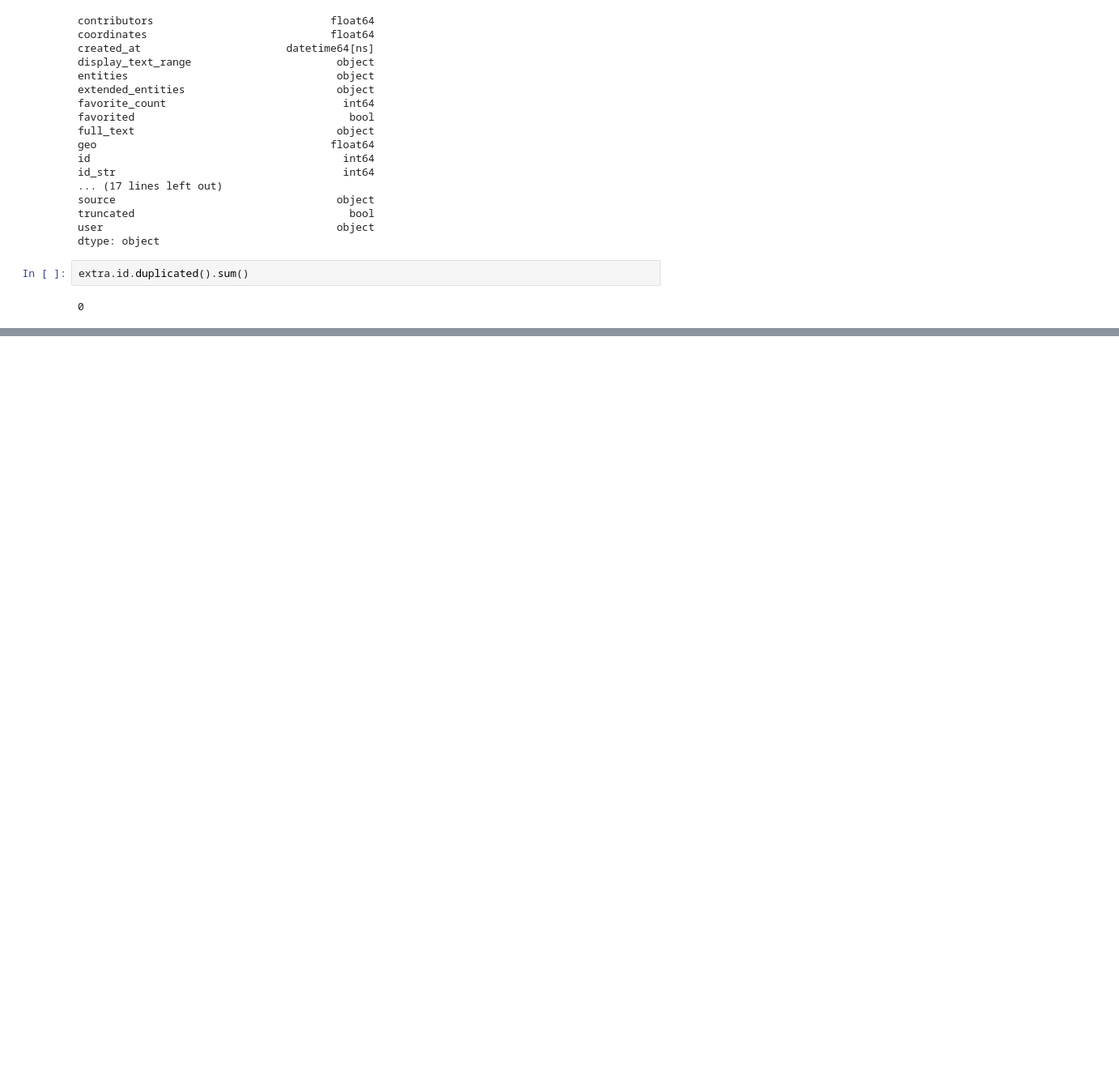
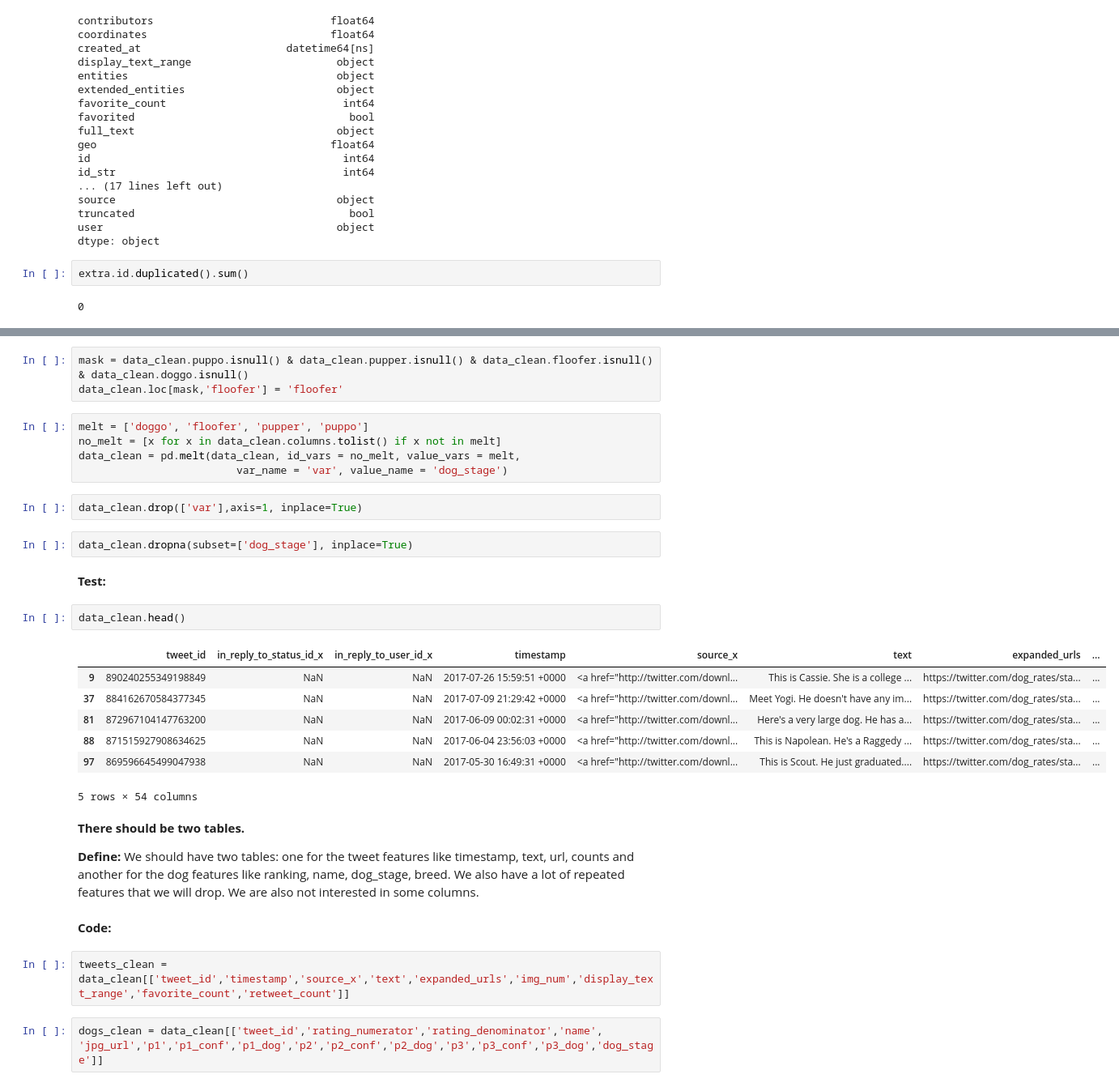
Before and after one commit to cnegrelli/Data_Wrangling_Project, a Jupyter notebook: wrangle_act.ipynb, the cells around one changed output, grey strips where cells are left out. Shown: that part at 81% size. Saved outputs shown, nothing was run; the diff lists cells and outputs as text; blank space fills up the shorter version.

```diff
--- a/wrangle_act.ipynb
+++ b/wrangle_act.ipynb
@@ -326,0 +410,35 @@ extra.id.duplicated().sum()
+# %%
+mask = data_clean.puppo.isnull() & data_clean.pupper.isnull() & data_clean.floofer.isnull() & data_clean.doggo.isnull()
+data_clean.loc[mask,'floofer'] = 'floofer'
+# %%
+melt = ['doggo', 'floofer', 'pupper', 'puppo']
+no_melt = [x for x in data_clean.columns.tolist() if x not in melt]
+data_clean = pd.melt(data_clean, id_vars = no_melt, value_vars = melt,
+                         var_name = 'var', value_name = 'dog_stage')
+# %%
+data_clean.drop(['var'],axis=1, inplace=True)
+# %%
+data_clean.dropna(subset=['dog_stage'], inplace=True)
+# %% [markdown]
+**Test:**
+# %%
+data_clean.head()
+# %% [output]
+|  | tweet_id | in_reply_to_status_id_x | in_reply_to_user_id_x | timestamp | source_x | text | expanded_urls | ... |
+| 9 | 890240255349198849 | NaN | NaN | 2017-07-26 15:59:51 +0000 | <a href="http://twitter.com/downl... | This is Cassie. She is a college ... | https://twitter.com/dog_rates/sta... | ... |
+| 37 | 884162670584377345 | NaN | NaN | 2017-07-09 21:29:42 +0000 | <a href="http://twitter.com/downl... | Meet Yogi. He doesn't have any im... | https://twitter.com/dog_rates/sta... | ... |
+| 81 | 872967104147763200 | NaN | NaN | 2017-06-09 00:02:31 +0000 | <a href="http://twitter.com/downl... | Here's a very large dog. He has a... | https://twitter.com/dog_rates/sta... | ... |
+| 88 | 871515927908634625 | NaN | NaN | 2017-06-04 23:56:03 +0000 | <a href="http://twitter.com/downl... | This is Napolean. He's a Raggedy ... | https://twitter.com/dog_rates/sta... | ... |
+| 97 | 869596645499047938 | NaN | NaN | 2017-05-30 16:49:31 +0000 | <a href="http://twitter.com/downl... | This is Scout. He just graduated.... | https://twitter.com/dog_rates/sta... | ... |
+5 rows × 54 columns
+# %% [markdown]
+**There should be two tables.**
+
+**Define:**
+We should have two tables: one for the tweet features like  timestamp, text, url, counts and another for the dog features like ranking, name, dog_stage,  breed. We also have a lot of repeated features that we will drop. We are also not interested in some columns.
+# %% [markdown]
+**Code:**
+# %%
+tweets_clean = data_clean[['tweet_id','timestamp','source_x','text','expanded_urls','img_num','display_text_range','favorite_count','retweet_count']]
+# %%
+dogs_clean = data_clean[['tweet_id','rating_numerator','rating_denominator','name', 'jpg_url','p1','p1_conf','p1_dog','p2','p2_conf','p2_dog','p3','p3_conf','p3_dog','dog_stage']]
```
Also changed, not shown: parts of 48 cells of this notebook.
